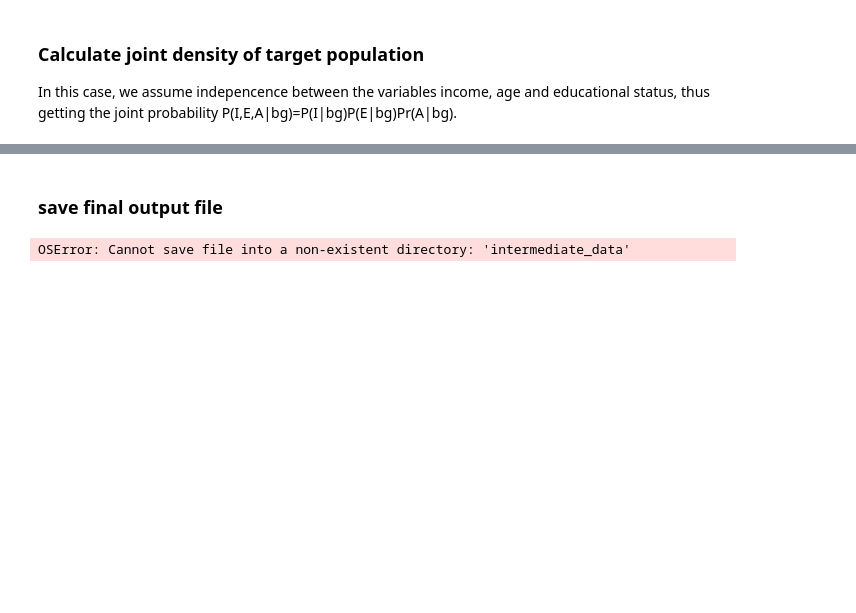
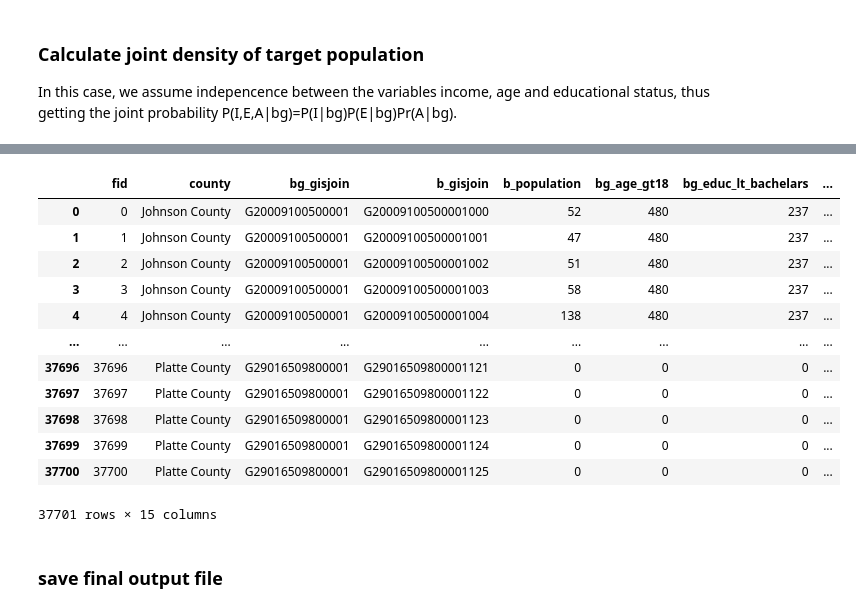
Before and after one commit to leex5089/SWB211project, a Jupyter notebook: 1_density_calculation.ipynb, the cells around one changed output, grey strips where cells are left out. Drawn from its saved outputs; the diff is of its cells as text; code cells hidden in the pictures; blank space fills up the shorter version.

```diff
--- a/1_density_calculation.ipynb
+++ b/1_density_calculation.ipynb
@@ -209,7 +228,19 @@ memory usage: 25.9+ MB
+# %%
+final_block_data=merge4[['fid', 'county' ,'bg_gisjoin' ,'b_gisjoin' ,'b_population', 'bg_age_gt18', 'bg_educ_lt_bachelars', 'bg_inc_lt_45000','s_bg_age_gt18', 's_bg_educ_lt_bachelars', 's_bg_inc_lt_45000', 's_joint_age_educ_inc' ,'b_target_pop', 'target_pop_per_sq_mile', 'target_density']]
+final_block_data
+# %% [output]
+|  | fid | county | bg_gisjoin | b_gisjoin | b_population | bg_age_gt18 | bg_educ_lt_bachelars | ... |
+| 0 | 0 | Johnson County | G20009100500001 | G20009100500001000 | 52 | 480 | 237 | ... |
+| 1 | 1 | Johnson County | G20009100500001 | G20009100500001001 | 47 | 480 | 237 | ... |
+| 2 | 2 | Johnson County | G20009100500001 | G20009100500001002 | 51 | 480 | 237 | ... |
+| 3 | 3 | Johnson County | G20009100500001 | G20009100500001003 | 58 | 480 | 237 | ... |
+| 4 | 4 | Johnson County | G20009100500001 | G20009100500001004 | 138 | 480 | 237 | ... |
+| ... | ... | ... | ... | ... | ... | ... | ... | ... |
+| 37696 | 37696 | Platte County | G29016509800001 | G29016509800001121 | 0 | 0 | 0 | ... |
+| 37697 | 37697 | Platte County | G29016509800001 | G29016509800001122 | 0 | 0 | 0 | ... |
+| 37698 | 37698 | Platte County | G29016509800001 | G29016509800001123 | 0 | 0 | 0 | ... |
+| 37699 | 37699 | Platte County | G29016509800001 | G29016509800001124 | 0 | 0 | 0 | ... |
+| 37700 | 37700 | Platte County | G29016509800001 | G29016509800001125 | 0 | 0 | 0 | ... |
+37701 rows × 15 columns
 # %% [markdown]
 ### save final output file
-# %%
-final_block_data=merge4[[  'fid', 'county' ,'bg_gisjoin' ,'b_gisjoin' ,'b_population', 'bg_age_gt18', 'bg_educ_lt_bachelars', 'bg_inc_lt_45000','s_bg_age_gt18', 's_bg_educ_lt_bachelars', 's_bg_inc_lt_45000', 's_joint_age_educ_inc' ,'b_target_pop', 'target_pop_per_sq_mile', 'target_density']]
-final_block_data.to_excel("intermediate_data/block_level_target_population_outofpython.xlsx",index=False)   ##export the final final_block_data file.
-# %% [output]
-OSError: Cannot save file into a non-existent directory: 'intermediate_data'
```
Also changed, not shown: parts of 8 cells of this notebook, 1 other file.
